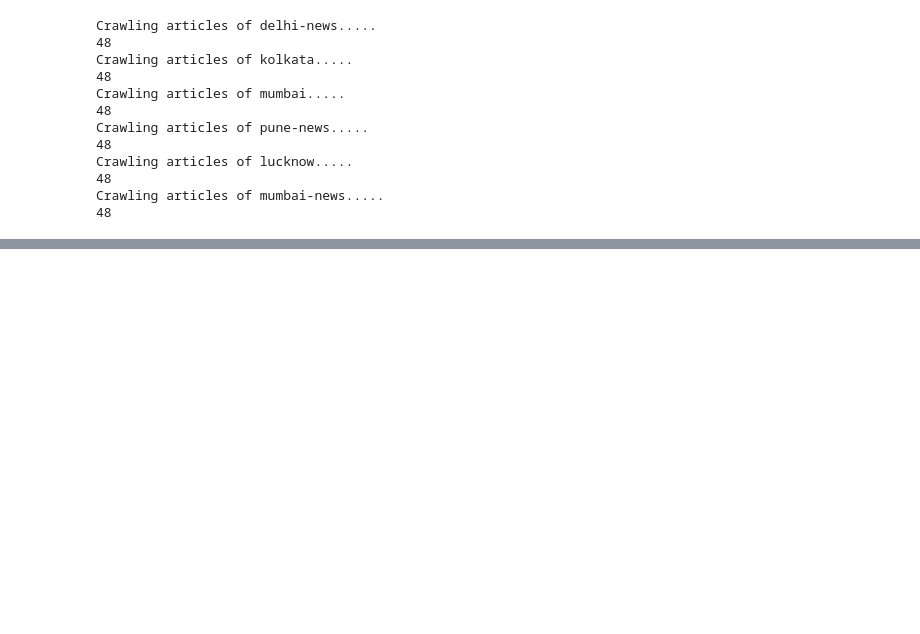
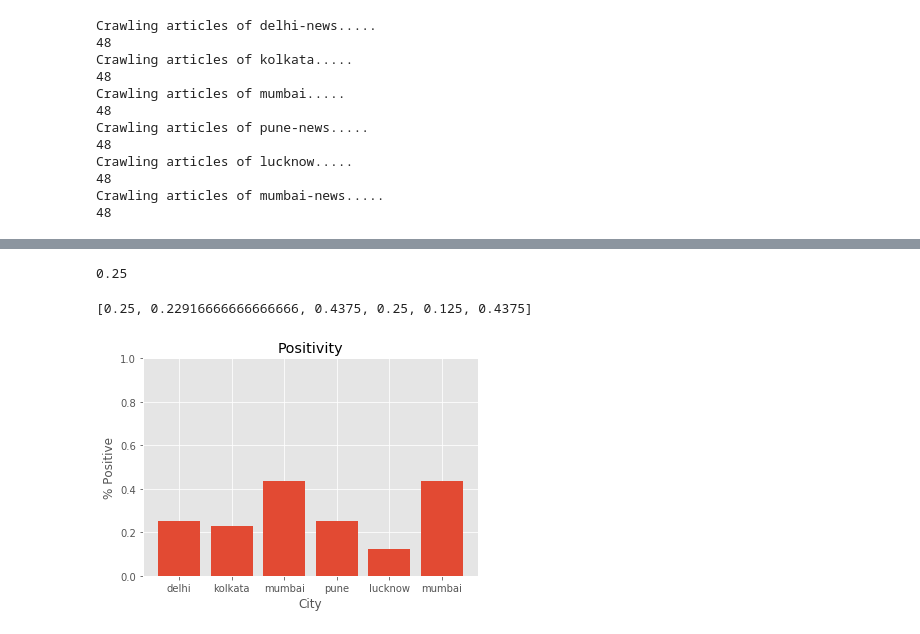
Before and after one commit to aradhyamathur/news_city_sentiment, a Jupyter notebook: news_analysis.ipynb, the cells around one changed output, grey strips where cells are left out. Drawn from its saved outputs; the diff is of its cells as text; code cells hidden in the pictures; blank space fills up the shorter version.

```diff
--- a/news_analysis.ipynb
+++ b/news_analysis.ipynb
@@ -318,0 +350,44 @@ Crawling articles of mumbai-news.....
+# %%
+def percent_positive(df):
+    percent_positive = (df.sentiment.sum()/ len(df)*1.0 )
+    return (percent_positive)
+percent_positive(delhi_df)
+# %% [output]
+0.25
+# %%
+def get_headline_sentiment(city):
+    _df = pd.read_csv('./links/'+city+'.txt')
+    _df.columns = ['index', 'timestamp', 'link', 'title']
+    sentiment_vals = []
+
+    for title in _df['title']:
+        if test_line(title, vectorizer, model) == 'Positive':
+            sentiment_vals.append(1)
+        else:
+            sentiment_vals.append(0)
+
+    _df['sentiment'] = sentiment_vals
+    return _df
+# %%
+df_list = [get_headline_sentiment(city) for city in CITIES]
+# %%
+sentiment = []
+for city_df in df_list:
+    sentiment.append(percent_positive(city_df))
+# %%
+print(sentiment)
+# %% [output]
+[0.25, 0.22916666666666666, 0.4375, 0.25, 0.125, 0.4375]
+# %%
+city_vals = [city.split('-')[0] for city in CITIES]
+city_index = [i for i in range(len(CITIES))]
+
+plt.title('Positivity')
+plt.xlabel('City')
+plt.ylabel('% Positive')
+plt.bar(city_index, sentiment)
+plt.xticks(city_index, city_vals)
+plt.ylim((0.0, 1.0))
+plt.show()
+# %% [output]
+[figure, added]
```
Also changed, not shown: parts of 15 cells of this notebook.
